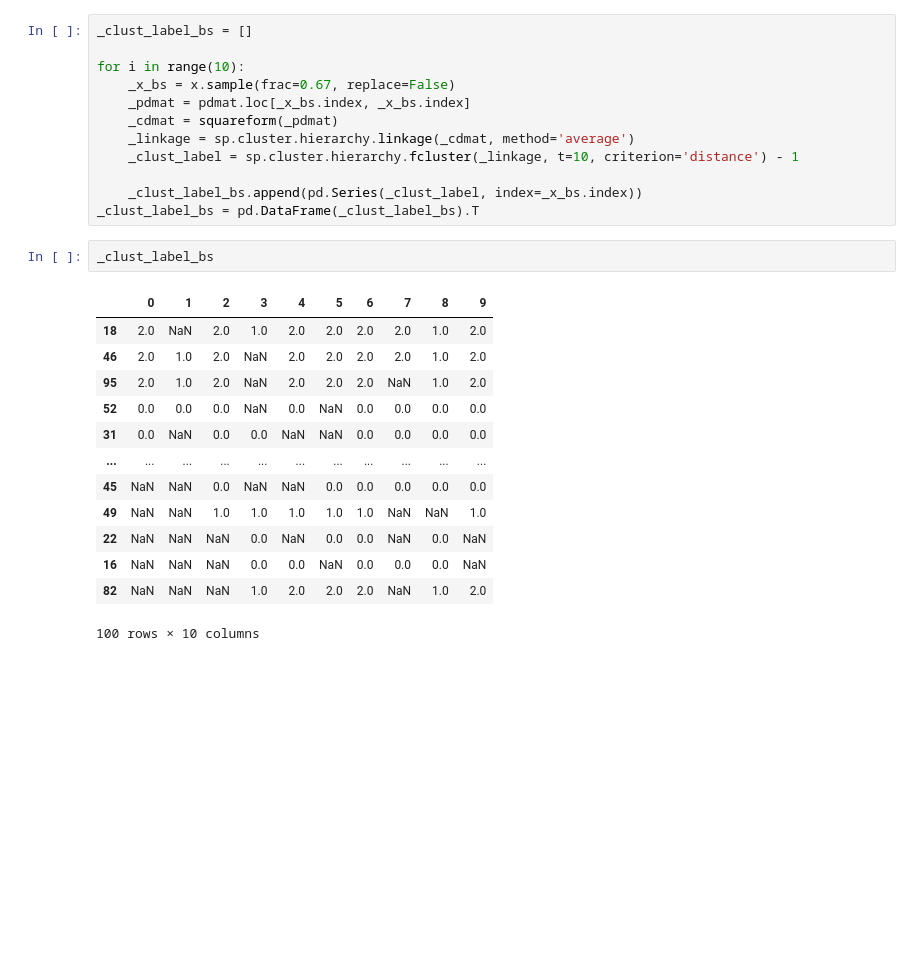
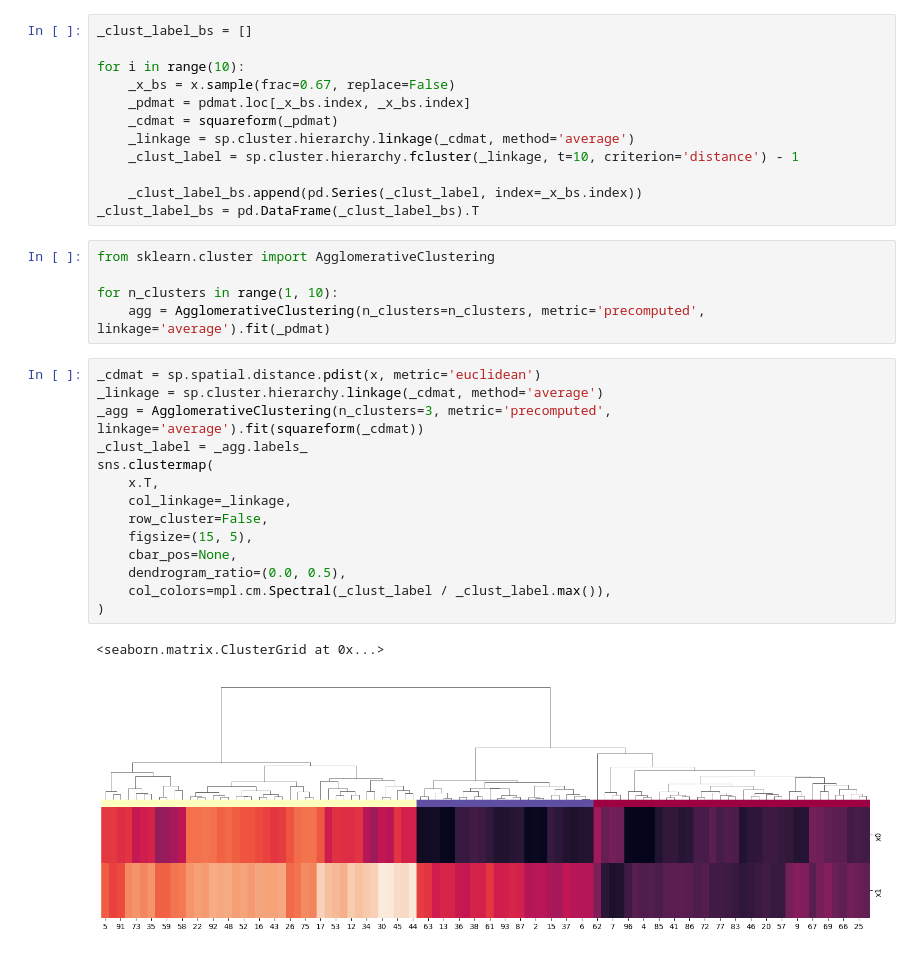
Before and after one commit to bsmith89/clustering-playground, a Jupyter notebook: .speaker/notes.ipynb, the cells around one changed output. Cells and saved outputs as stored; diff of their text form; blank space fills up the shorter version.

```diff
--- a/.speaker/notes.ipynb
+++ b/.speaker/notes.ipynb
@@ -220,18 +247,24 @@ for i in range(10):
     _clust_label_bs.append(pd.Series(_clust_label, index=_x_bs.index))
 _clust_label_bs = pd.DataFrame(_clust_label_bs).T
 # %%
-_clust_label_bs
+from sklearn.cluster import AgglomerativeClustering
+
+for n_clusters in range(1, 10):
+    agg = AgglomerativeClustering(n_clusters=n_clusters, metric='precomputed', linkage='average').fit(_pdmat)
-# %% [output]
-|  | 0 | 1 | 2 | 3 | 4 | 5 | 6 | 7 | 8 | 9 |
-| 18 | 2.0 | NaN | 2.0 | 1.0 | 2.0 | 2.0 | 2.0 | 2.0 | 1.0 | 2.0 |
-| 46 | 2.0 | 1.0 | 2.0 | NaN | 2.0 | 2.0 | 2.0 | 2.0 | 1.0 | 2.0 |
-| 95 | 2.0 | 1.0 | 2.0 | NaN | 2.0 | 2.0 | 2.0 | NaN | 1.0 | 2.0 |
-| 52 | 0.0 | 0.0 | 0.0 | NaN | 0.0 | NaN | 0.0 | 0.0 | 0.0 | 0.0 |
-| 31 | 0.0 | NaN | 0.0 | 0.0 | NaN | NaN | 0.0 | 0.0 | 0.0 | 0.0 |
-| ... | ... | ... | ... | ... | ... | ... | ... | ... | ... | ... |
-| 45 | NaN | NaN | 0.0 | NaN | NaN | 0.0 | 0.0 | 0.0 | 0.0 | 0.0 |
-| 49 | NaN | NaN | 1.0 | 1.0 | 1.0 | 1.0 | 1.0 | NaN | NaN | 1.0 |
-| 22 | NaN | NaN | NaN | 0.0 | NaN | 0.0 | 0.0 | NaN | 0.0 | NaN |
-| 16 | NaN | NaN | NaN | 0.0 | 0.0 | NaN | 0.0 | 0.0 | 0.0 | NaN |
-| 82 | NaN | NaN | NaN | 1.0 | 2.0 | 2.0 | 2.0 | NaN | 1.0 | 2.0 |
-100 rows × 10 columns
+# %%
+_cdmat = sp.spatial.distance.pdist(x, metric='euclidean')
+_linkage = sp.cluster.hierarchy.linkage(_cdmat, method='average')
+_agg = AgglomerativeClustering(n_clusters=3, metric='precomputed', linkage='average').fit(squareform(_cdmat))
+_clust_label = _agg.labels_
+sns.clustermap(
+    x.T,
+    col_linkage=_linkage,
+    row_cluster=False,
+    figsize=(15, 5),
+    cbar_pos=None,
+    dendrogram_ratio=(0.0, 0.5),
+    col_colors=mpl.cm.Spectral(_clust_label / _clust_label.max()),
+)
+# %% [output]
+<seaborn.matrix.ClusterGrid at 0x...>
+[figure, added]
```
Also changed, not shown: parts of 9 cells of this notebook.
